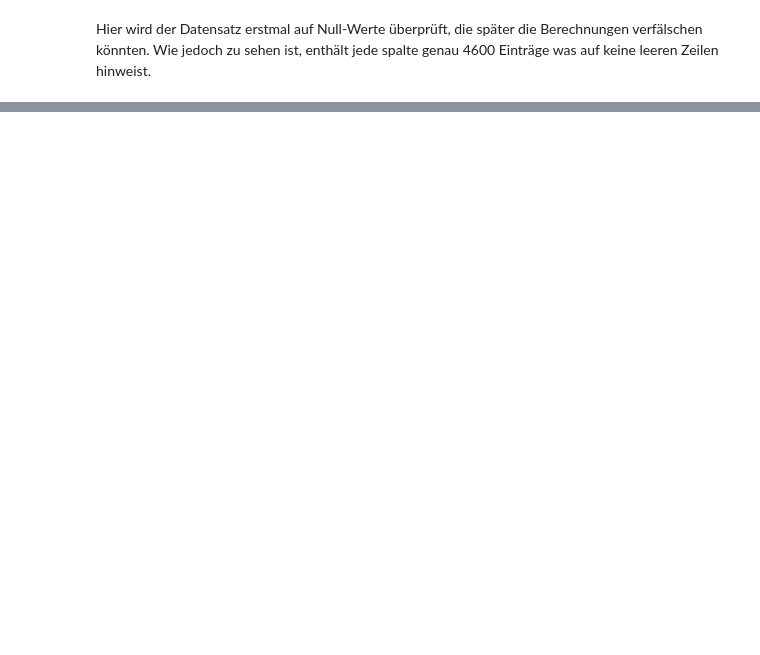
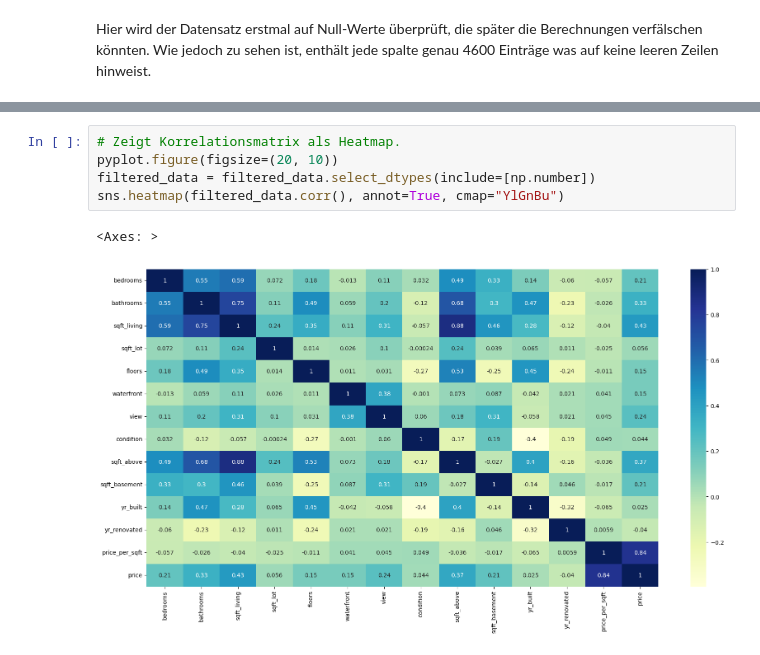
Before and after one commit to LucaFeulner/DataExploratio, a Jupyter notebook: test.ipynb, the cells around one changed output, grey strips where cells are left out. Drawn from its saved outputs; the diff is of its cells as text; blank space fills up the shorter version.

```diff
--- a/test.ipynb
+++ b/test.ipynb
@@ -259,0 +311,8 @@ pyplot.show()
+# %%
+# Zeigt Korrelationsmatrix als Heatmap.
+pyplot.figure(figsize=(20, 10))
+filtered_data = filtered_data.select_dtypes(include=[np.number])
+sns.heatmap(filtered_data.corr(), annot=True, cmap="YlGnBu")
+# %% [output]
+<Axes: >
+[figure, added]
```
Also changed, not shown: parts of 45 cells of this notebook.
